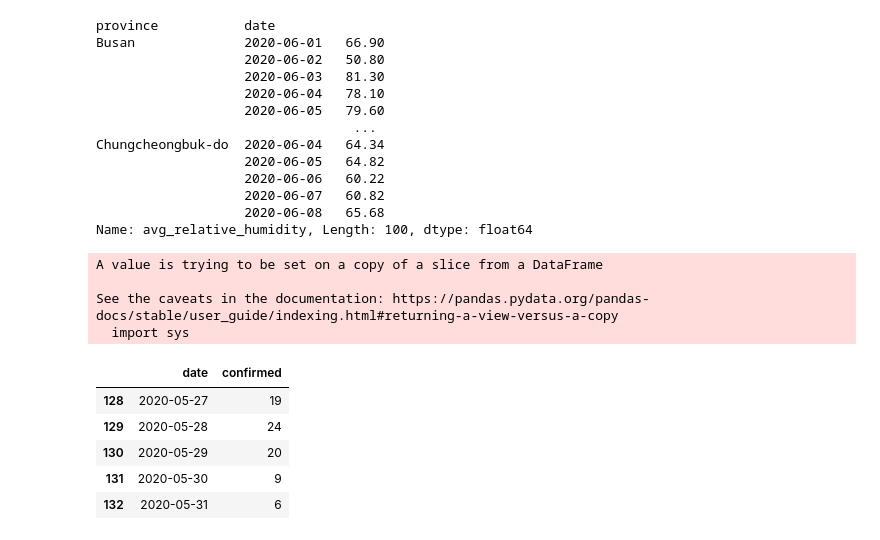
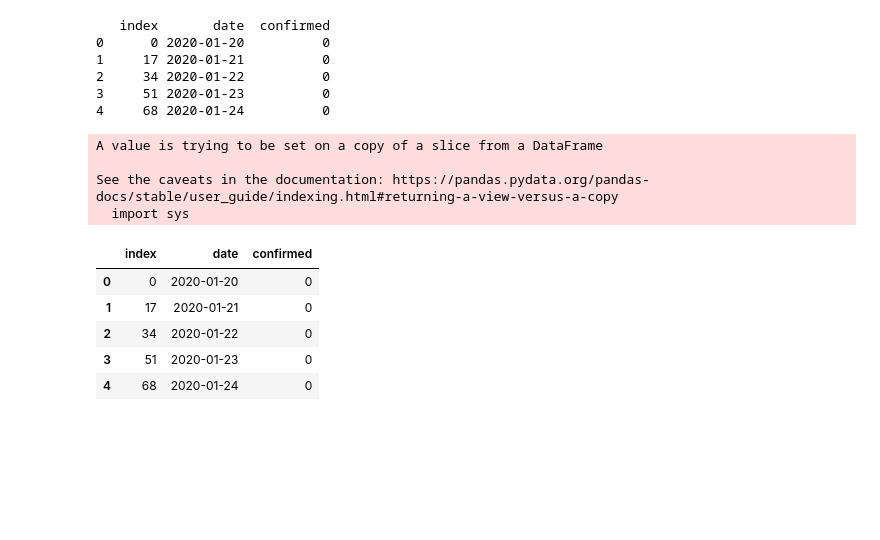
Before and after one commit to leeisack/project_AI_AMONG_US, a Jupyter notebook: sia_proj/corona.ipynb, the cells around one changed output. Cells and saved outputs as stored; diff of their text form; code cells hidden in the pictures; blank space fills up the shorter version.

```diff
--- a/sia_proj/corona.ipynb
+++ b/sia_proj/corona.ipynb
@@ -29,42 +32,35 @@ print(previous_data.head())
 # %%
-weather_df2 = previous_data.groupby(['province', 'date'])['avg_relative_humidity'].mean()
-# weather_df2.to_csv('test.csv', mode='w', encoding='utf-8')
-weather_df2.head(100)
+# weather_df2 = previous_data.groupby(['province', 'date'])['avg_relative_humidity'].mean()
+# # weather_df2.to_csv('test.csv', mode='w', encoding='utf-8')
+# weather_df2.head(100)
-# %% [output]
-province           date
-Busan              2020-06-01   66.90
-                   2020-06-02   50.80
-                   2020-06-03   81.30
-                   2020-06-04   78.10
-                   2020-06-05   79.60
-                                 ...
-Chungcheongbuk-do  2020-06-04   64.34
-                   2020-06-05   64.82
-                   2020-06-06   60.22
-                   2020-06-07   60.82
-                   2020-06-08   65.68
-Name: avg_relative_humidity, Length: 100, dtype: float64
 # %%
 confirmed_df = confirmed_df.loc[:, ['date', 'province', 'confirmed']]
+print(seoul_confirmed.head())
 seoul_confirmed = confirmed_df[['date', 'confirmed']][confirmed_df['province'] == 'Seoul']
-seoul_confirmed = seoul_confirmed.reset_index(drop=True)
-seoul_confirmed.head()
+seoul_confirmed = seoul_confirmed.reset_index()
 
 for i in range(len(seoul_confirmed)-1, 1, -1):
     seoul_confirmed['confirmed'][i] = seoul_confirmed['confirmed'][i] - seoul_confirmed['confirmed'][i-1]
 
-seoul_confirmed.tail()
+seoul_confirmed['date'] = pd.to_datetime(seoul_confirmed['date'])
+seoul_confirmed.head()
 # %% [output]
-A value is trying to be set on a copy of a slice from a DataFrame
-
-See the caveats in the documentation: https://pandas.pydata.org/pandas-docs/stable/user_guide/indexing.html#returning-a-view-versus-a-copy
-  import sys
+   index       date  confirmed
+0      0 2020-01-20          0
+1     17 2020-01-21          0
+2     34 2020-01-22          0
+3     51 2020-01-23          0
+4     68 2020-01-24          0
+A value is trying to be set on a copy of a slice from a DataFrame
+
+See the caveats in the documentation: https://pandas.pydata.org/pandas-docs/stable/user_guide/indexing.html#returning-a-view-versus-a-copy
+  import sys
-|  | date | confirmed |
-| 128 | 2020-05-27 | 19 |
-| 129 | 2020-05-28 | 24 |
-| 130 | 2020-05-29 | 20 |
-| 131 | 2020-05-30 | 9 |
-| 132 | 2020-05-31 | 6 |
+|  | index | date | confirmed |
+| 0 | 0 | 2020-01-20 | 0 |
+| 1 | 17 | 2020-01-21 | 0 |
+| 2 | 34 | 2020-01-22 | 0 |
+| 3 | 51 | 2020-01-23 | 0 |
+| 4 | 68 | 2020-01-24 | 0 |
 # %%
 seoul_humidity = weather_df[['date', 'avg_relative_humidity']][weather_df['province'] == 'Seoul']
 seoul_humidity = seoul_humidity.reset_index(drop=True)
```
Also changed, not shown: parts of 6 cells of this notebook.
